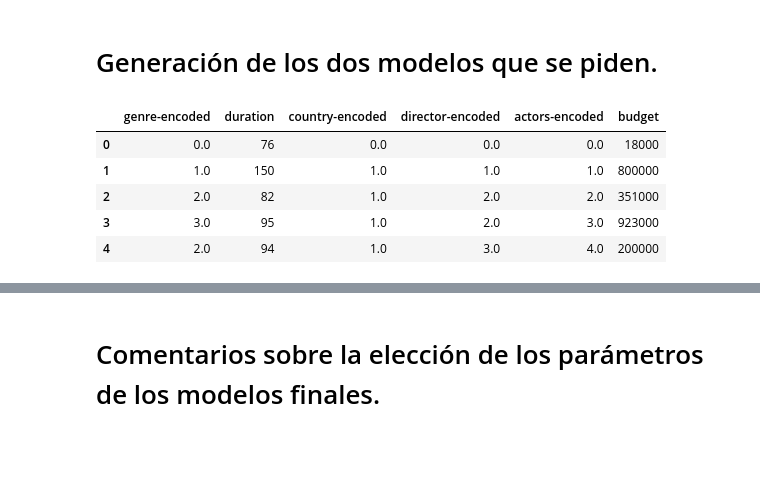
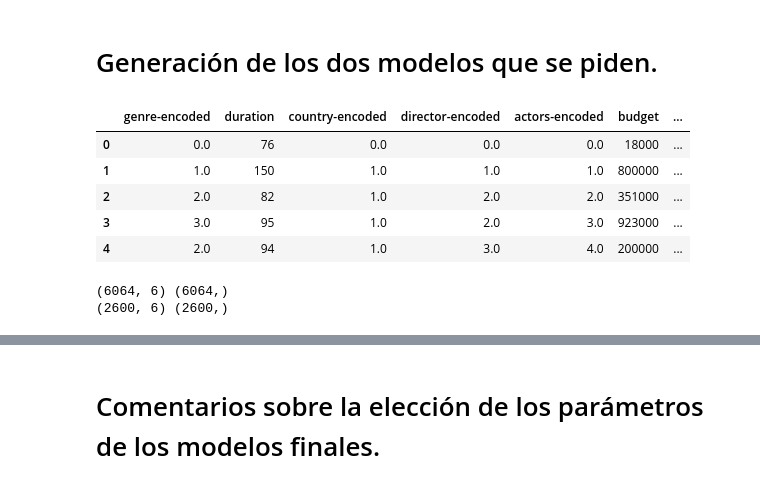
Before and after one commit to JALVARADORUIZ/DataAnalytic-PJUD, a Jupyter notebook: M6_AI1_AlvaradoRuizJoseArmando.ipynb, the cells around one changed output, grey strips where cells are left out. Cells and saved outputs as stored; diff of their text form; code cells hidden in the pictures; blank space fills up the shorter version.

```diff
--- a/M6_AI1_AlvaradoRuizJoseArmando.ipynb
+++ b/M6_AI1_AlvaradoRuizJoseArmando.ipynb
@@ -212,14 +215,15 @@ df.head(10)
 # %%
 #Aplicar el algoritmo de ÁRBOLES de DECISIÓN para la estimación de la recaudación de una película,
 #dadas las variables: genre, duration, country, director, actors y Budget.
 
-# generamos un nuevo dataset con las variables de nuestro interes, se utilizan las variables numericas:
-df_recaudacion = df[["genre-encoded","duration","country-encoded","director-encoded","actors-encoded","budget"]]
+# Generamos un nuevo dataset con las variables de nuestro interes, se utilizan las variables numericas:
+df_recaudacion = df[["genre-encoded","duration","country-encoded","director-encoded","actors-encoded",
+                     "budget","worlwide_gross_income"]]
 df_recaudacion.head(5)
 # %% [output]
-|  | genre-encoded | duration | country-encoded | director-encoded | actors-encoded | budget |
-| 0 | 0.0 | 76 | 0.0 | 0.0 | 0.0 | 18000 |
-| 1 | 1.0 | 150 | 1.0 | 1.0 | 1.0 | 800000 |
-| 2 | 2.0 | 82 | 1.0 | 2.0 | 2.0 | 351000 |
-| 3 | 3.0 | 95 | 1.0 | 2.0 | 3.0 | 923000 |
-| 4 | 2.0 | 94 | 1.0 | 3.0 | 4.0 | 200000 |
+|  | genre-encoded | duration | country-encoded | director-encoded | actors-encoded | budget | ... |
+| 0 | 0.0 | 76 | 0.0 | 0.0 | 0.0 | 18000 | ... |
+| 1 | 1.0 | 150 | 1.0 | 1.0 | 1.0 | 800000 | ... |
+| 2 | 2.0 | 82 | 1.0 | 2.0 | 2.0 | 351000 | ... |
+| 3 | 3.0 | 95 | 1.0 | 2.0 | 3.0 | 923000 | ... |
+| 4 | 2.0 | 94 | 1.0 | 3.0 | 4.0 | 200000 | ... |
@@ -225,0 +234,9 @@ df_recaudacion.head(5)
+# %%
+# Separamos los datos en entrenamientos (train) y test: Asignamos 30% para test
+X_train, X_test, y_train, y_test = train_test_split(X.values, y.values,
+                                                    random_state=33, test_size=0.3)
+print (X_train.shape, y_train.shape)
+print (X_test.shape, y_test.shape)
+# %% [output]
+(6064, 6) (6064,)
+(2600, 6) (2600,)
```
Also changed, not shown: parts of 9 cells of this notebook.
